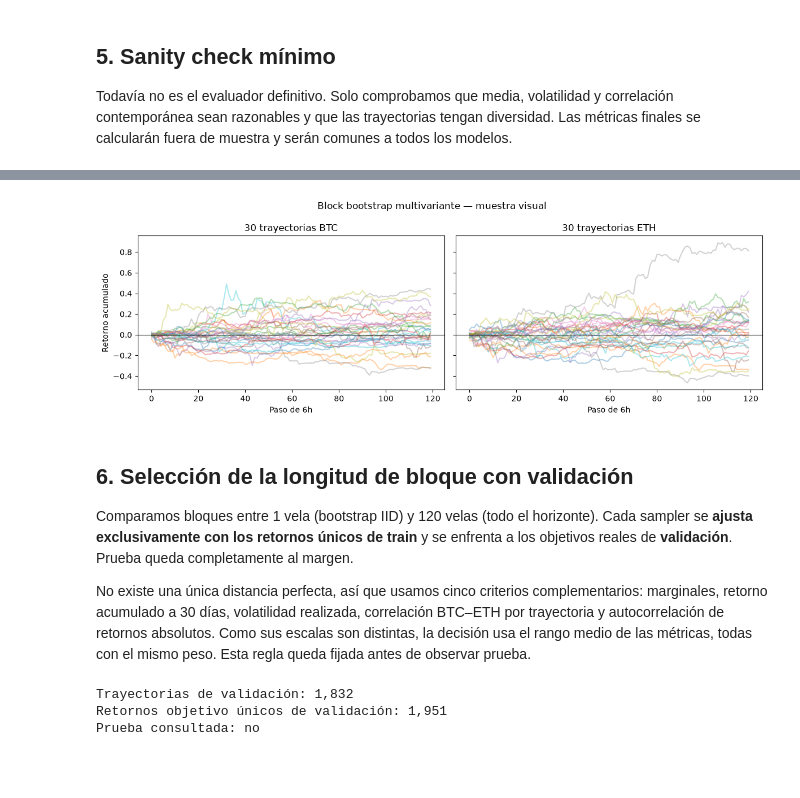
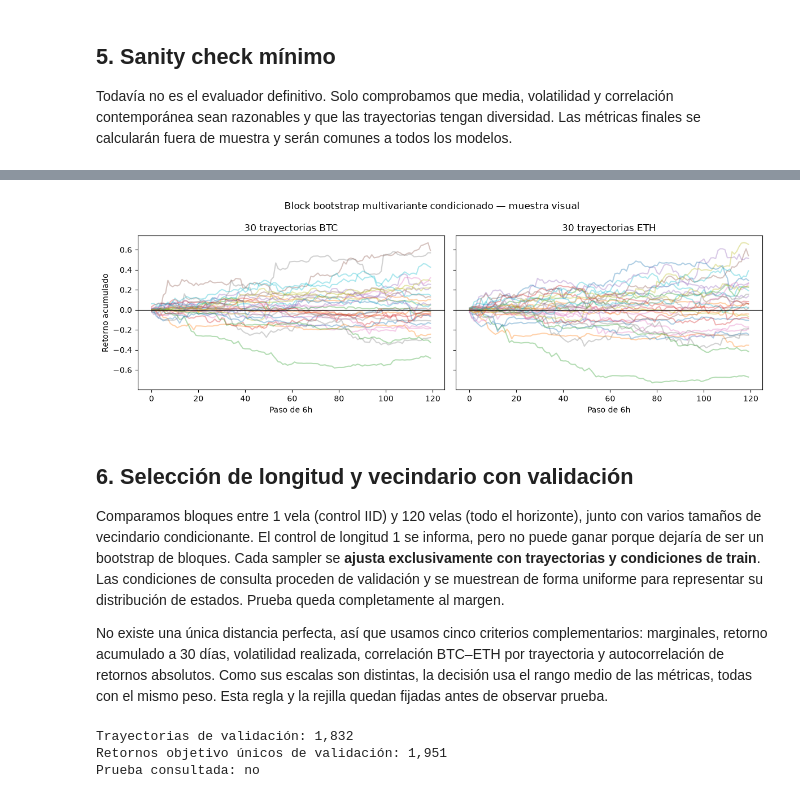
Before and after one commit to hipaor01/Taller_Generativos, a Jupyter notebook: notebooks/01_block_bootstrap_multivariante.ipynb, the cells around one changed output, grey strips where cells are left out. Cells and saved outputs as stored; diff of their text form; code cells hidden in the pictures; blank space fills up the shorter version.

```diff
--- a/notebooks/01_block_bootstrap_multivariante.ipynb
+++ b/notebooks/01_block_bootstrap_multivariante.ipynb
@@ -75,8 +87,35 @@ assert len(train_index) == 4_710, (
     f'Se esperaban 4.710 muestras train y se encontraron {len(train_index):,}'
 )
 
+with np.load(NORMALIZED_PATH, allow_pickle=False) as normalized:
+    stored_sample_ids = normalized['sample_ids'].astype(np.int64)
+    normalized_targets = normalized['target_returns'].astype(np.float64)
+    normalized_conditions = normalized['condition_features'].astype(np.float64)
+    condition_feature_names = normalized['feature_names'].astype(str)
+    return_mean = normalized['return_mean'].astype(np.float64)
+    return_scale = normalized['return_scale'].astype(np.float64)
+
+id_to_position = pd.Series(
+    np.arange(len(stored_sample_ids)),
+    index=stored_sample_ids,
+)
+
+def load_conditioned_targets(sample_ids: np.ndarray) -> tuple[np.ndarray, np.ndarray]:
+    """Devuelve objetivos originales y condiciones normalizadas por ID."""
+    positions = id_to_position.loc[sample_ids].to_numpy()
+    targets = (
+        normalized_targets[positions] * return_scale + return_mean
+    )
+    return targets, normalized_conditions[positions]
+
+training_ids = train_index['sample_id'].to_numpy(dtype=np.int64)
+training_targets, train_conditions = load_conditioned_targets(training_ids)
+assert training_targets.shape == (4_710, HORIZON_STEPS, 2)
+assert train_conditions.shape == (4_710, 14)
+
 print(f'Filas del panel: {len(panel):,}')
 print(f'Muestras train: {len(train_index):,}')
+print(f'Variables condicionantes: {len(condition_feature_names)}')
 print(
     'Cobertura de objetivos train:',
     train_index['target_start_utc'].min(),
@@ -220,18 +260,26 @@ Sampler común: MultivariateBlockBootstrap
 # %%
 return_columns = ['btc_log_return', 'eth_log_return']
-bootstrap = MultivariateBlockBootstrap(
+bootstrap = ConditionalMultivariateBlockBootstrap(
     block_length=PROVISIONAL_BLOCK_LENGTH,
+    n_neighbors=PROVISIONAL_NEIGHBORS,
     random_state=SEED,
 ).fit(
-    train_returns[return_columns].to_numpy(),
-    train_returns['segment_id'].to_numpy(),
+    training_targets,
+    train_conditions,
 )
+provisional_rng = np.random.default_rng(SEED)
+provisional_condition_indices = provisional_rng.integers(
+    0, len(train_conditions), size=N_SCENARIOS
+)
+synthetic_conditions = train_conditions[provisional_condition_indices]
 synthetic = bootstrap.sample(
     n_scenarios=N_SCENARIOS,
+    cond=synthetic_conditions,
     horizon_steps=HORIZON_STEPS,
 )
 
 print(f'Bloques candidatos: {len(bootstrap.blocks):,}')
+print(f'Vecinos por condición: {bootstrap.n_neighbors:,}')
 print('Forma sintética:', synthetic.shape)
 assert synthetic.shape == (N_SCENARIOS, HORIZON_STEPS, 2)
 # %% [output]
@@ -275,19 +324,19 @@ sanity
 # %%
 cumulative_simple_returns = np.exp(np.cumsum(synthetic, axis=1)) - 1
 fig, axes = plt.subplots(1, 2, figsize=(12, 4), sharey=True)
 for asset_index, (axis, asset) in enumerate(zip(axes, ('BTC', 'ETH'))):
     axis.plot(cumulative_simple_returns[:30, :, asset_index].T, alpha=0.35)
     axis.axhline(0, color='black', linewidth=0.8)
     axis.set(title=f'30 trayectorias {asset}', xlabel='Paso de 6h')
 axes[0].set_ylabel('Retorno acumulado')
-fig.suptitle('Block bootstrap multivariante — muestra visual')
+fig.suptitle('Block bootstrap multivariante condicionado — muestra visual')
 fig.tight_layout()
 # %% [output]
-[figure, old version]
+[figure, new version]
 # %% [markdown]
-## 6. Selección de la longitud de bloque con validación
+## 6. Selección de longitud y vecindario con validación
 
-Comparamos bloques entre 1 vela (bootstrap IID) y 120 velas (todo el horizonte). Cada sampler se **ajusta exclusivamente con los retornos únicos de train** y se enfrenta a los objetivos reales de **validación**. Prueba queda completamente al margen.
+Comparamos bloques entre 1 vela (control IID) y 120 velas (todo el horizonte), junto con varios tamaños de vecindario condicionante. El control de longitud 1 se informa, pero no puede ganar porque dejaría de ser un bootstrap de bloques. Cada sampler se **ajusta exclusivamente con trayectorias y condiciones de train**. Las condiciones de consulta proceden de validación y se muestrean de forma uniforme para representar su distribución de estados. Prueba queda completamente al margen.
 
-No existe una única distancia perfecta, así que usamos cinco criterios complementarios: marginales, retorno acumulado a 30 días, volatilidad realizada, correlación BTC–ETH por trayectoria y autocorrelación de retornos absolutos. Como sus escalas son distintas, la decisión usa el rango medio de las métricas, todas con el mismo peso. Esta regla queda fijada antes de observar prueba.
+No existe una única distancia perfecta, así que usamos cinco criterios complementarios: marginales, retorno acumulado a 30 días, volatilidad realizada, correlación BTC–ETH por trayectoria y autocorrelación de retornos absolutos. Como sus escalas son distintas, la decisión usa el rango medio de las métricas, todas con el mismo peso. Esta regla y la rejilla quedan fijadas antes de observar prueba.
 # %%
```
Also changed, not shown: parts of 24 cells of this notebook, 54 other files.
